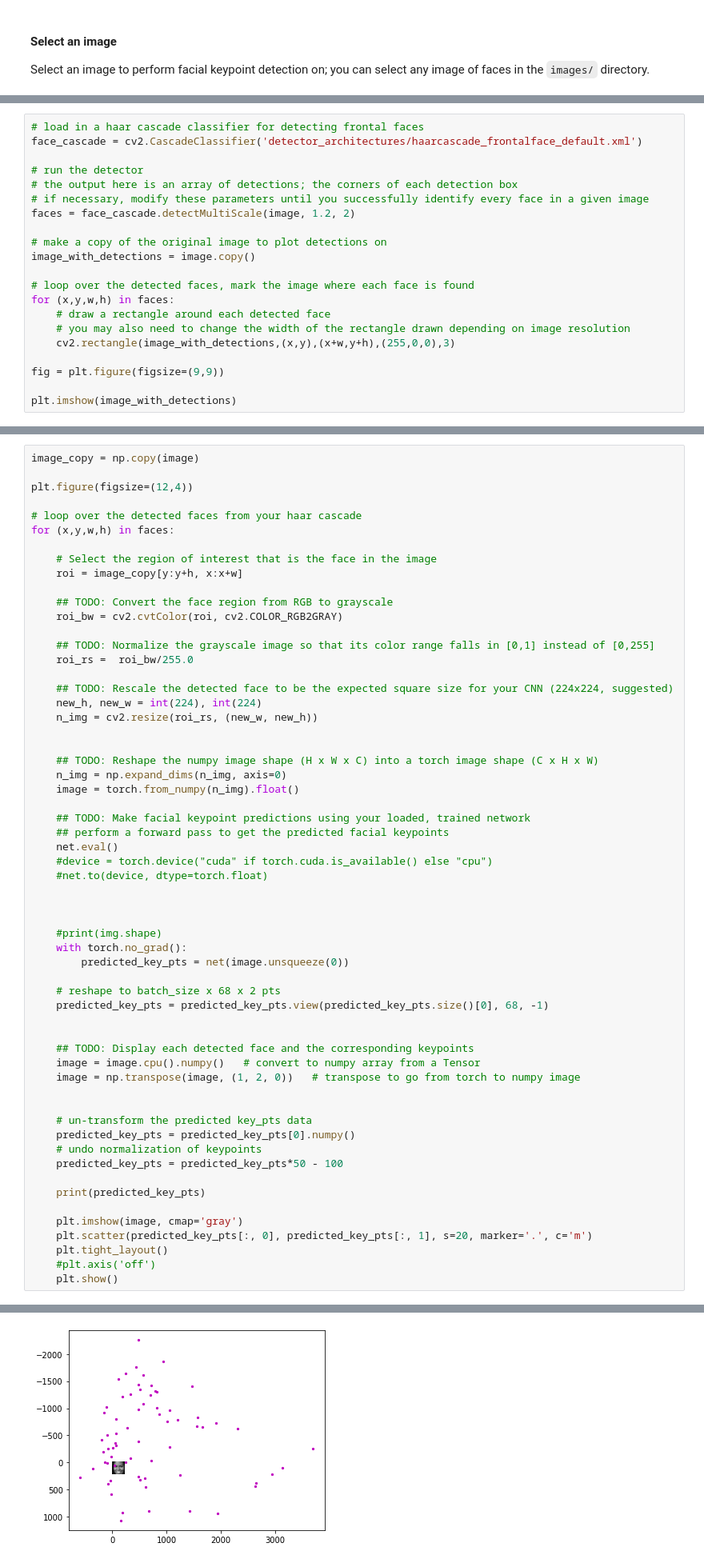
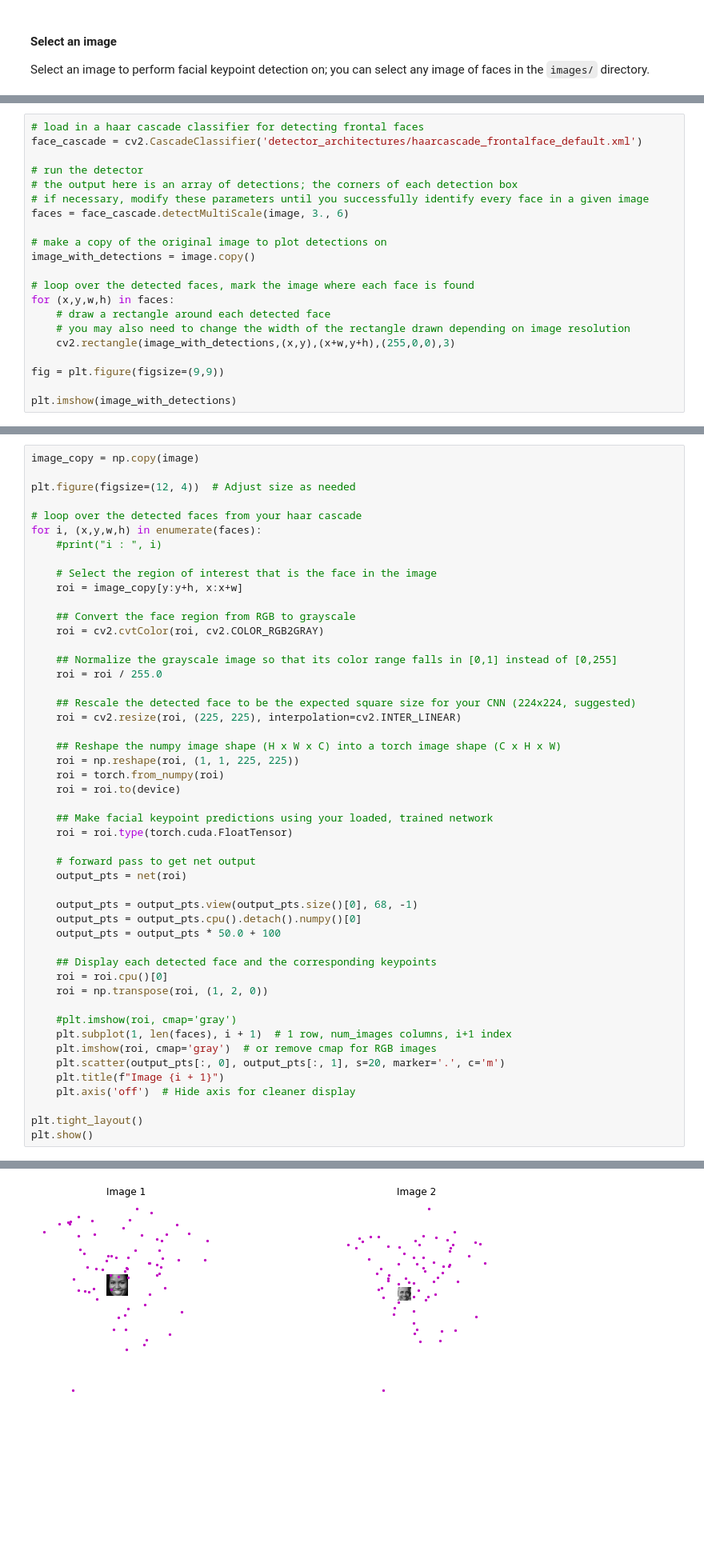
Before and after one commit to alexandrenpl/P1_Facial_Keypoints, a Jupyter notebook: 3. Facial Keypoint Detection, Complete Pipeline.ipynb, the cells around one changed output, grey strips where cells are left out. Shown at 80% size. Saved outputs shown, nothing was run; the diff lists cells and outputs as text; blank space fills up the shorter version.

```diff
--- a/3. Facial Keypoint Detection, Complete Pipeline.ipynb
+++ b/3. Facial Keypoint Detection, Complete Pipeline.ipynb
@@ -51,7 +51,7 @@ face_cascade = cv2.CascadeClassifier('detector_architectures/haarcascade_frontal
 # run the detector
 # the output here is an array of detections; the corners of each detection box
 # if necessary, modify these parameters until you successfully identify every face in a given image
-faces = face_cascade.detectMultiScale(image, 1.2, 2)
+faces = face_cascade.detectMultiScale(image, 3., 6)
 
 # make a copy of the original image to plot detections on
 image_with_detections = image.copy()
@@ -133,60 +235,50 @@ After each face has been appropriately converted into an input Tensor for your n
 # %%
 image_copy = np.copy(image)
 
-plt.figure(figsize=(12,4))
+plt.figure(figsize=(12, 4))  # Adjust size as needed
 
 # loop over the detected faces from your haar cascade
-for (x,y,w,h) in faces:
+for i, (x,y,w,h) in enumerate(faces):
+    #print("i : ", i)
 
     # Select the region of interest that is the face in the image
     roi = image_copy[y:y+h, x:x+w]
 
-    ## TODO: Convert the face region from RGB to grayscale
-    roi_bw = cv2.cvtColor(roi, cv2.COLOR_RGB2GRAY)
+    ## Convert the face region from RGB to grayscale
+    roi = cv2.cvtColor(roi, cv2.COLOR_RGB2GRAY)
 
-    ## TODO: Normalize the grayscale image so that its color range falls in [0,1] instead of [0,255]
-    roi_rs =  roi_bw/255.0
+    ## Normalize the grayscale image so that its color range falls in [0,1] instead of [0,255]
+    roi = roi / 255.0
 
-    ## TODO: Rescale the detected face to be the expected square size for your CNN (224x224, suggested)
-    new_h, new_w = int(224), int(224)
-    n_img = cv2.resize(roi_rs, (new_w, new_h))
+    ## Rescale the detected face to be the expected square size for your CNN (224x224, suggested)
+    roi = cv2.resize(roi, (225, 225), interpolation=cv2.INTER_LINEAR)
 
+    ## Reshape the numpy image shape (H x W x C) into a torch image shape (C x H x W)
+    roi = np.reshape(roi, (1, 1, 225, 225))
+    roi = torch.from_numpy(roi)
+    roi = roi.to(device)
 
-    ## TODO: Reshape the numpy image shape (H x W x C) into a torch image shape (C x H x W)
-    n_img = np.expand_dims(n_img, axis=0)
-    image = torch.from_numpy(n_img).float()
+    ## Make facial keypoint predictions using your loaded, trained network
+    roi = roi.type(torch.cuda.FloatTensor)
 
-    ## TODO: Make facial keypoint predictions using your loaded, trained network
-    ## perform a forward pass to get the predicted facial keypoints
-    net.eval()
-    #device = torch.device("cuda" if torch.cuda.is_available() else "cpu")
-    #net.to(device, dtype=torch.float)
+    # forward pass to get net output
+    output_pts = net(roi)
 
+    output_pts = output_pts.view(output_pts.size()[0], 68, -1)
+    output_pts = output_pts.cpu().detach().numpy()[0]
+    output_pts = output_pts * 50.0 + 100
 
+    ## Display each detected face and the corresponding keypoints
+    roi = roi.cpu()[0]
+    roi = np.transpose(roi, (1, 2, 0))
 
-    #print(img.shape)
-    with torch.no_grad():
-        predicted_key_pts = net(image.unsqueeze(0))
+    #plt.imshow(roi, cmap='gray')
+    plt.subplot(1, len(faces), i + 1)  # 1 row, num_images columns, i+1 index
+    plt.imshow(roi, cmap='gray')  # or remove cmap for RGB images
+    plt.scatter(output_pts[:, 0], output_pts[:, 1], s=20, marker='.', c='m')
+    plt.title(f"Image {i + 1}")
+    plt.axis('off')  # Hide axis for cleaner display
 
-    # reshape to batch_size x 68 x 2 pts
-    predicted_key_pts = predicted_key_pts.view(predicted_key_pts.size()[0], 68, -1)
-
-
-    ## TODO: Display each detected face and the corresponding keypoints
-    image = image.cpu().numpy()   # convert to numpy array from a Tensor
-    image = np.transpose(image, (1, 2, 0))   # transpose to go from torch to numpy image
-
-
-    # un-transform the predicted key_pts data
-    predicted_key_pts = predicted_key_pts[0].numpy()
-    # undo normalization of keypoints
-    predicted_key_pts = predicted_key_pts*50 - 100
-
-    print(predicted_key_pts)
-
-    plt.imshow(image, cmap='gray')
-    plt.scatter(predicted_key_pts[:, 0], predicted_key_pts[:, 1], s=20, marker='.', c='m')
-    plt.tight_layout()
-    #plt.axis('off')
-    plt.show()
+plt.tight_layout()
+plt.show()
 # %% [output]
@@ -210 +285 @@ for (x,y,w,h) in faces:
-[figure, old version]
+[figure, new version]
```
Also changed, not shown: parts of 5 cells of this notebook, 6 other files.
